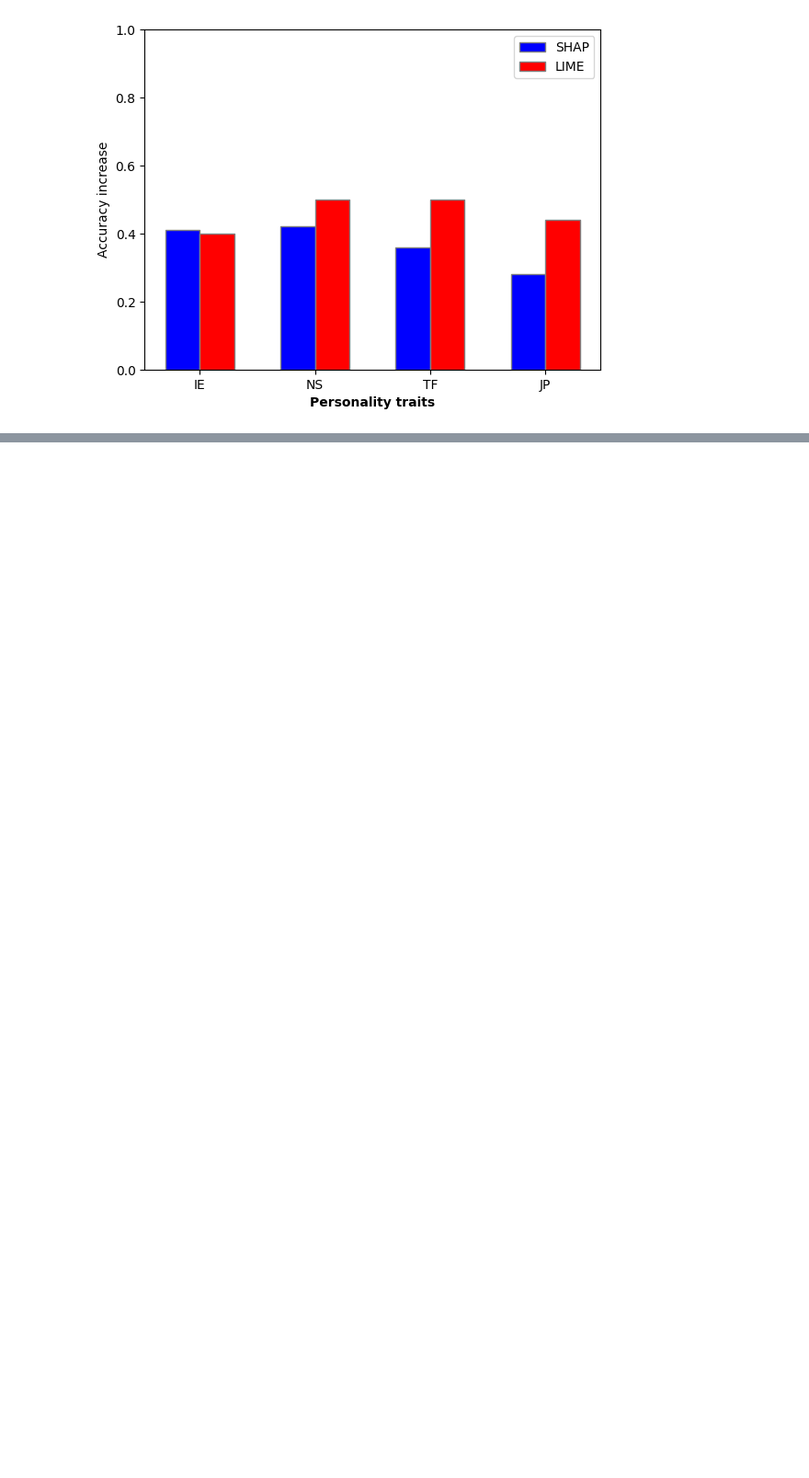
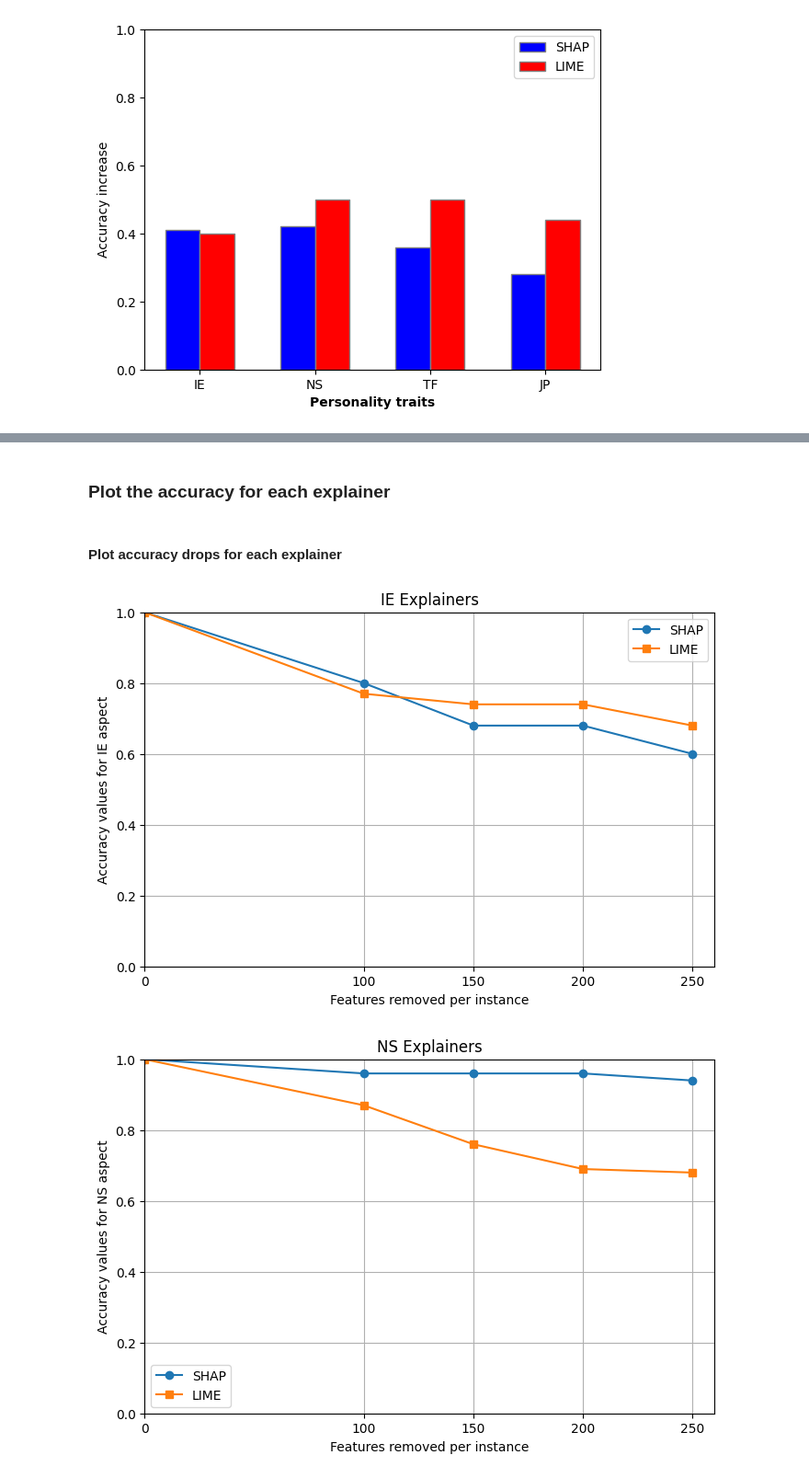
Before and after one commit to OMAR-AHMED-SAAD/Exploring-Explainable-NLP, a Jupyter notebook: Personality Traits MBTI/Explanation Evaluation/plot_accuracies.ipynb, the cells around one changed output, grey strips where cells are left out. Shown: that part at 92% size. Drawn from its saved outputs; the diff is of its cells as text; code cells hidden in the pictures; blank space fills up the shorter version.

Commit message:
meaure lime and shap faithfulness across removing different numbers of features

```diff
--- a/Personality Traits MBTI/Explanation Evaluation/plot_accuracies.ipynb
+++ b/Personality Traits MBTI/Explanation Evaluation/plot_accuracies.ipynb
@@ -41,0 +107,2 @@ plt.show()
+# %% [markdown]
+### Plot the accuracy for each explainer
@@ -41,0 +136,40 @@ plt.show()
+# %%
+# build the shap accuracies dictionary
+shap_accuracies = {
+    100: shap_accuracy_increase_100,
+    150: shap_accuracy_increase_150,
+    200: shap_accuracy_increase_200,
+    250: shap_accuracy_increase_250
+}
+
+lime_accuracies_inc = {
+    100: lime_accuracy_increase_100,
+    150: lime_accuracy_increase_150,
+    200: lime_accuracy_increase_200,
+    250: lime_accuracy_increase_250
+}
+
+
+shap_accuracies_drop = {
+    100: shap_accuracy_drop_100,
+    150: shap_accuracy_drop_150,
+    200: shap_accuracy_drop_200,
+    250: shap_accuracy_drop_250
+}
+
+lime_accuracies_drop = {
+    100: lime_accuracy_drop_100,
+    150: lime_accuracy_drop_150,
+    200: lime_accuracy_drop_200,
+    250: lime_accuracy_drop_250
+}
+# %% [markdown]
+#### Plot accuracy drops for each explainer
+# %%
+plot_aspect_over_time(shap_accuracies_drop, lime_accuracies_drop, 'IE')
+plot_aspect_over_time(shap_accuracies_drop, lime_accuracies_drop, 'NS')
+plot_aspect_over_time(shap_accuracies_drop, lime_accuracies_drop, 'TF')
+plot_aspect_over_time(shap_accuracies_drop, lime_accuracies_drop, 'JP')
+# %% [output]
+[figure, added]
+[figure, added]
```
Also changed, not shown: parts of 10 cells of this notebook, 15 other files.
